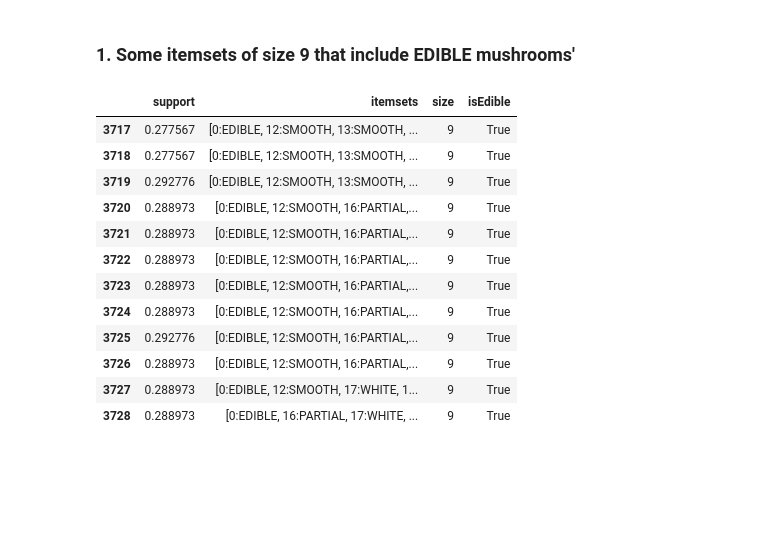
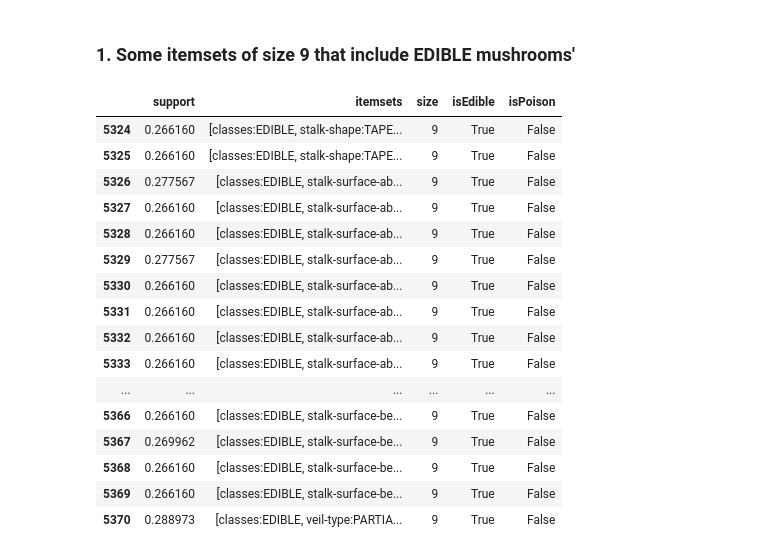
Before and after one commit to Cuspian/data_mining_class, a Jupyter notebook: w2task.ipynb, the cells around one changed output. Saved outputs shown, nothing was run; the diff lists cells and outputs as text; code cells hidden in the pictures; blank space fills up the shorter version.

```diff
--- a/w2task.ipynb
+++ b/w2task.ipynb
@@ -109,16 +116,2 @@ frequent.head(10)
 # %%
-frequent[(frequent['size'] == 9) & (frequent['isEdible'] == True)]
+_9edibles = frequent[(frequent['size'] == 9) & (frequent['isEdible'] == True)]
-# %% [output]
-|  | support | itemsets | size | isEdible |
-| 3717 | 0.277567 | [0:EDIBLE, 12:SMOOTH, 13:SMOOTH, ... | 9 | True |
-| 3718 | 0.277567 | [0:EDIBLE, 12:SMOOTH, 13:SMOOTH, ... | 9 | True |
-| 3719 | 0.292776 | [0:EDIBLE, 12:SMOOTH, 13:SMOOTH, ... | 9 | True |
-| 3720 | 0.288973 | [0:EDIBLE, 12:SMOOTH, 16:PARTIAL,... | 9 | True |
-| 3721 | 0.288973 | [0:EDIBLE, 12:SMOOTH, 16:PARTIAL,... | 9 | True |
-| 3722 | 0.288973 | [0:EDIBLE, 12:SMOOTH, 16:PARTIAL,... | 9 | True |
-| 3723 | 0.288973 | [0:EDIBLE, 12:SMOOTH, 16:PARTIAL,... | 9 | True |
-| 3724 | 0.288973 | [0:EDIBLE, 12:SMOOTH, 16:PARTIAL,... | 9 | True |
-| 3725 | 0.292776 | [0:EDIBLE, 12:SMOOTH, 16:PARTIAL,... | 9 | True |
-| 3726 | 0.288973 | [0:EDIBLE, 12:SMOOTH, 16:PARTIAL,... | 9 | True |
-| 3727 | 0.288973 | [0:EDIBLE, 12:SMOOTH, 17:WHITE, 1... | 9 | True |
-| 3728 | 0.288973 | [0:EDIBLE, 16:PARTIAL, 17:WHITE, ... | 9 | True |
@@ -131,0 +118,24 @@ gillspacing = filter(lambda z: z[1] == 'gill-spacing', zipped)[0][0]
+# %%
+%%capture
+_9edibles['itemsets'] = _9edibles['itemsets'].apply(lambda x: to_readable(x))
+# %%
+# Edible itemsets of size 9
+_9edibles
+# %% [output]
+|  | support | itemsets | size | isEdible | isPoison |
+| 5324 | 0.266160 | [classes:EDIBLE, stalk-shape:TAPE... | 9 | True | False |
+| 5325 | 0.266160 | [classes:EDIBLE, stalk-shape:TAPE... | 9 | True | False |
+| 5326 | 0.277567 | [classes:EDIBLE, stalk-surface-ab... | 9 | True | False |
+| 5327 | 0.266160 | [classes:EDIBLE, stalk-surface-ab... | 9 | True | False |
+| 5328 | 0.266160 | [classes:EDIBLE, stalk-surface-ab... | 9 | True | False |
+| 5329 | 0.277567 | [classes:EDIBLE, stalk-surface-ab... | 9 | True | False |
+| 5330 | 0.266160 | [classes:EDIBLE, stalk-surface-ab... | 9 | True | False |
+| 5331 | 0.266160 | [classes:EDIBLE, stalk-surface-ab... | 9 | True | False |
+| 5332 | 0.266160 | [classes:EDIBLE, stalk-surface-ab... | 9 | True | False |
+| 5333 | 0.266160 | [classes:EDIBLE, stalk-surface-ab... | 9 | True | False |
+| ... | ... | ... | ... | ... | ... |
+| 5366 | 0.266160 | [classes:EDIBLE, stalk-surface-be... | 9 | True | False |
+| 5367 | 0.269962 | [classes:EDIBLE, stalk-surface-be... | 9 | True | False |
+| 5368 | 0.266160 | [classes:EDIBLE, stalk-surface-be... | 9 | True | False |
+| 5369 | 0.266160 | [classes:EDIBLE, stalk-surface-be... | 9 | True | False |
+| 5370 | 0.288973 | [classes:EDIBLE, veil-type:PARTIA... | 9 | True | False |
```
Also changed, not shown: parts of 39 cells of this notebook.
